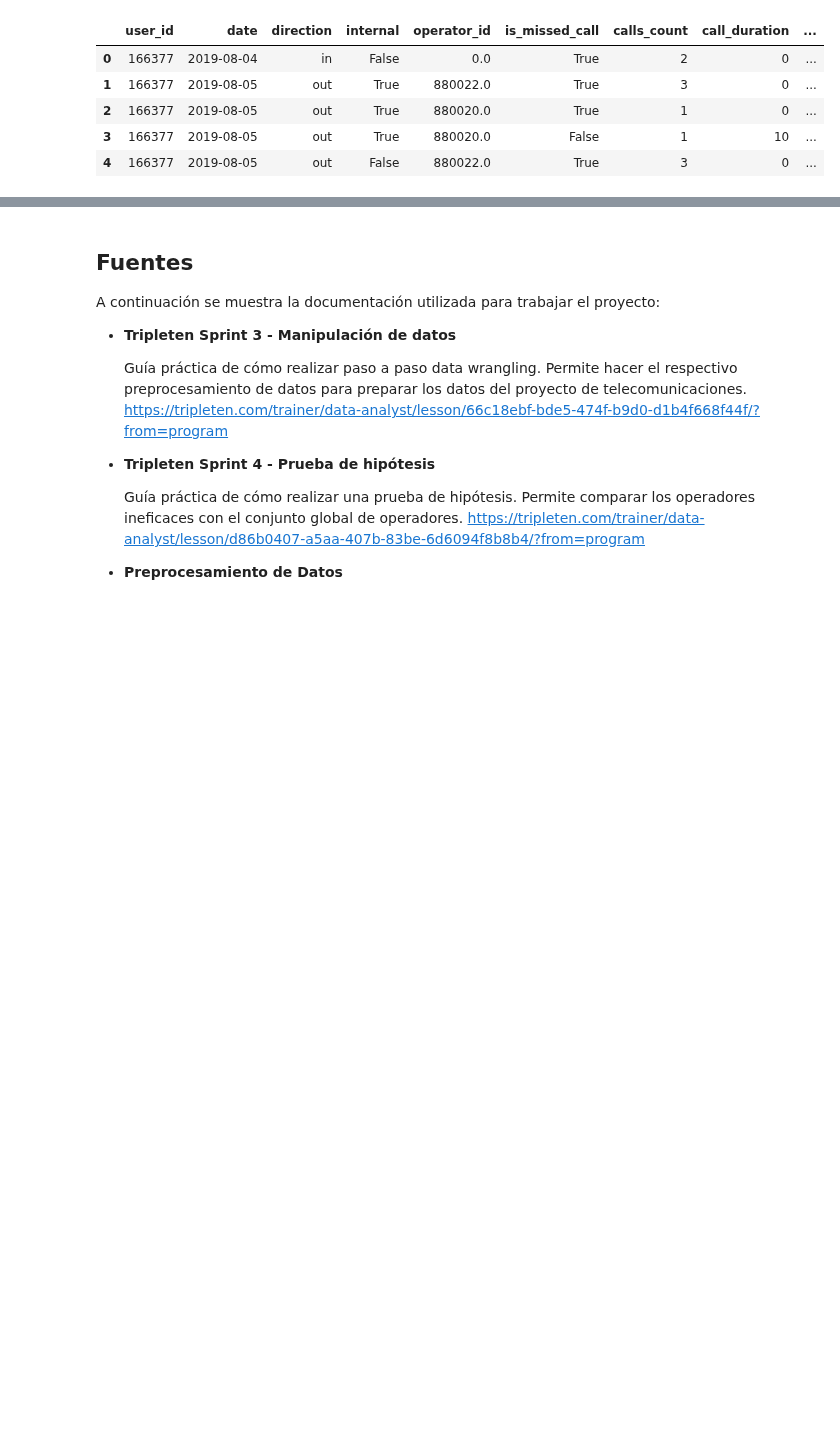
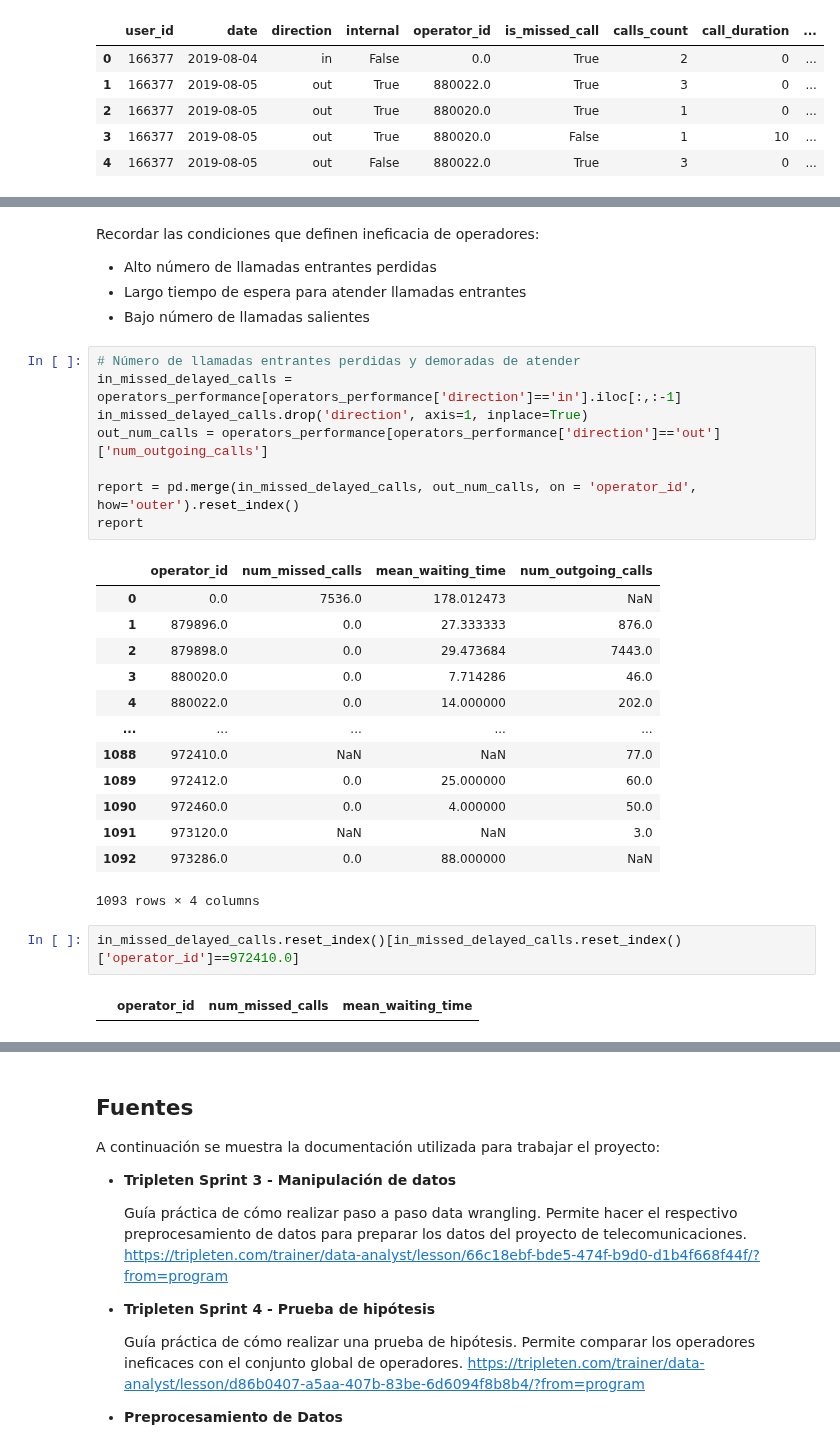
Before and after one commit to ScinDBad/DA_proyecto_final, a Jupyter notebook: proyecto_sp_14.ipynb, the cells around one changed output, grey strips where cells are left out. Cells and saved outputs as stored; diff of their text form; blank space fills up the shorter version.

```diff
--- a/proyecto_sp_14.ipynb
+++ b/proyecto_sp_14.ipynb
@@ -653,0 +623,31 @@ calls_full.groupby(['operator_id', 'direction']).agg({
+# %% [markdown]
+Recordar las condiciones que definen ineficacia de operadores:
+- Alto número de llamadas entrantes perdidas
+- Largo tiempo de espera para atender llamadas entrantes
+- Bajo número de llamadas salientes
+# %%
+# Número de llamadas entrantes perdidas y demoradas de atender
+in_missed_delayed_calls = operators_performance[operators_performance['direction']=='in'].iloc[:,:-1]
+in_missed_delayed_calls.drop('direction', axis=1, inplace=True)
+out_num_calls = operators_performance[operators_performance['direction']=='out']['num_outgoing_calls']
+
+report = pd.merge(in_missed_delayed_calls, out_num_calls, on = 'operator_id', how='outer').reset_index()
+report
+# %% [output]
+|  | operator_id | num_missed_calls | mean_waiting_time | num_outgoing_calls |
+| 0 | 0.0 | 7536.0 | 178.012473 | NaN |
+| 1 | 879896.0 | 0.0 | 27.333333 | 876.0 |
+| 2 | 879898.0 | 0.0 | 29.473684 | 7443.0 |
+| 3 | 880020.0 | 0.0 | 7.714286 | 46.0 |
+| 4 | 880022.0 | 0.0 | 14.000000 | 202.0 |
+| ... | ... | ... | ... | ... |
+| 1088 | 972410.0 | NaN | NaN | 77.0 |
+| 1089 | 972412.0 | 0.0 | 25.000000 | 60.0 |
+| 1090 | 972460.0 | 0.0 | 4.000000 | 50.0 |
+| 1091 | 973120.0 | NaN | NaN | 3.0 |
+| 1092 | 973286.0 | 0.0 | 88.000000 | NaN |
+1093 rows × 4 columns
+# %%
+in_missed_delayed_calls.reset_index()[in_missed_delayed_calls.reset_index()['operator_id']==972410.0]
+# %% [output]
+|  | operator_id | num_missed_calls | mean_waiting_time |
```
Also changed, not shown: parts of 8 cells of this notebook.
